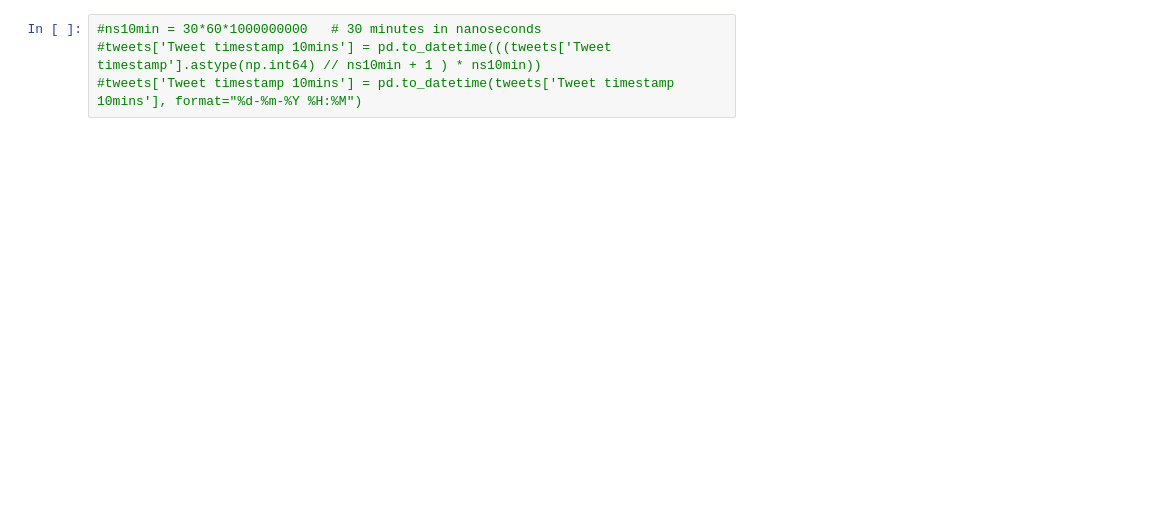
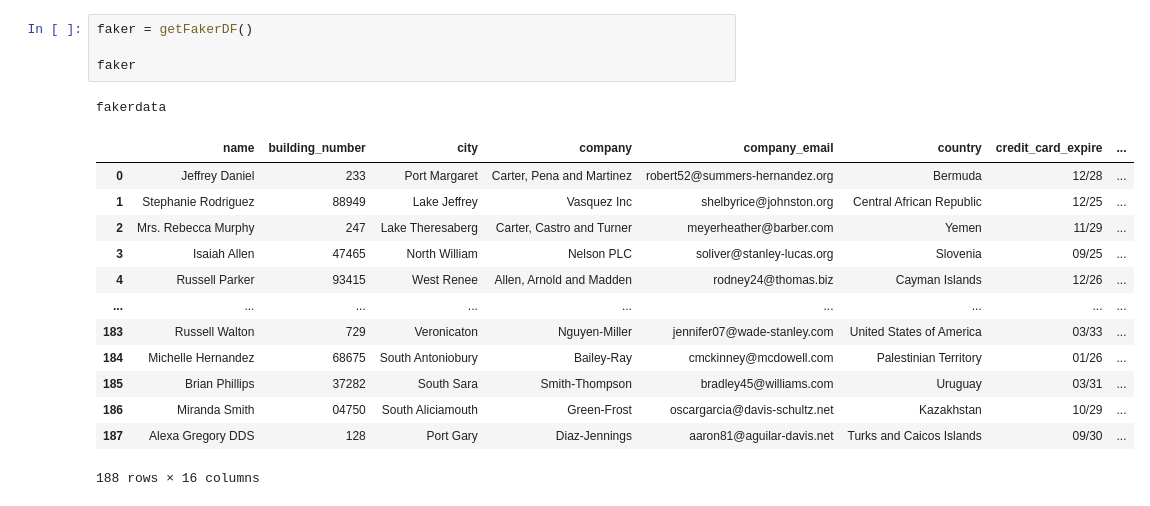
Before and after one commit to VerstappenRB18/data-pipeline-with-apis, a Jupyter notebook: data-vis/python/blog-visuals.ipynb, the cells around one changed output. Saved outputs shown, nothing was run; the diff lists cells and outputs as text; blank space fills up the shorter version.

```diff
--- a/data-vis/python/blog-visuals.ipynb
+++ b/data-vis/python/blog-visuals.ipynb
@@ -30,7 +35,22 @@ weather
-# %%
-#ns10min = 30*60*1000000000   # 30 minutes in nanoseconds
-#tweets['Tweet timestamp 10mins'] = pd.to_datetime(((tweets['Tweet timestamp'].astype(np.int64) // ns10min + 1 ) * ns10min))
-#tweets['Tweet timestamp 10mins'] = pd.to_datetime(tweets['Tweet timestamp 10mins'], format="%d-%m-%Y %H:%M")
+# %%
+faker = getFakerDF()
+
+faker
+# %% [output]
+fakerdata
+|  | name | building_number | city | company | company_email | country | credit_card_expire | ... |
+| 0 | Jeffrey Daniel | 233 | Port Margaret | Carter, Pena and Martinez | robert52@summers-hernandez.org | Bermuda | 12/28 | ... |
+| 1 | Stephanie Rodriguez | 88949 | Lake Jeffrey | Vasquez Inc | shelbyrice@johnston.org | Central African Republic | 12/25 | ... |
+| 2 | Mrs. Rebecca Murphy | 247 | Lake Theresaberg | Carter, Castro and Turner | meyerheather@barber.com | Yemen | 11/29 | ... |
+| 3 | Isaiah Allen | 47465 | North William | Nelson PLC | soliver@stanley-lucas.org | Slovenia | 09/25 | ... |
+| 4 | Russell Parker | 93415 | West Renee | Allen, Arnold and Madden | rodney24@thomas.biz | Cayman Islands | 12/26 | ... |
+| ... | ... | ... | ... | ... | ... | ... | ... | ... |
+| 183 | Russell Walton | 729 | Veronicaton | Nguyen-Miller | jennifer07@wade-stanley.com | United States of America | 03/33 | ... |
+| 184 | Michelle Hernandez | 68675 | South Antoniobury | Bailey-Ray | cmckinney@mcdowell.com | Palestinian Territory | 01/26 | ... |
+| 185 | Brian Phillips | 37282 | South Sara | Smith-Thompson | bradley45@williams.com | Uruguay | 03/31 | ... |
+| 186 | Miranda Smith | 04750 | South Aliciamouth | Green-Frost | oscargarcia@davis-schultz.net | Kazakhstan | 10/29 | ... |
+| 187 | Alexa Gregory DDS | 128 | Port Gary | Diaz-Jennings | aaron81@aguilar-davis.net | Turks and Caicos Islands | 09/30 | ... |
+188 rows × 16 columns
 # %%
 plt.figure(figsize=(20,6))
 plt.plot(weather['forecast_timestamp'], weather['temp'])
```
Also changed, not shown: parts of 15 cells of this notebook.
